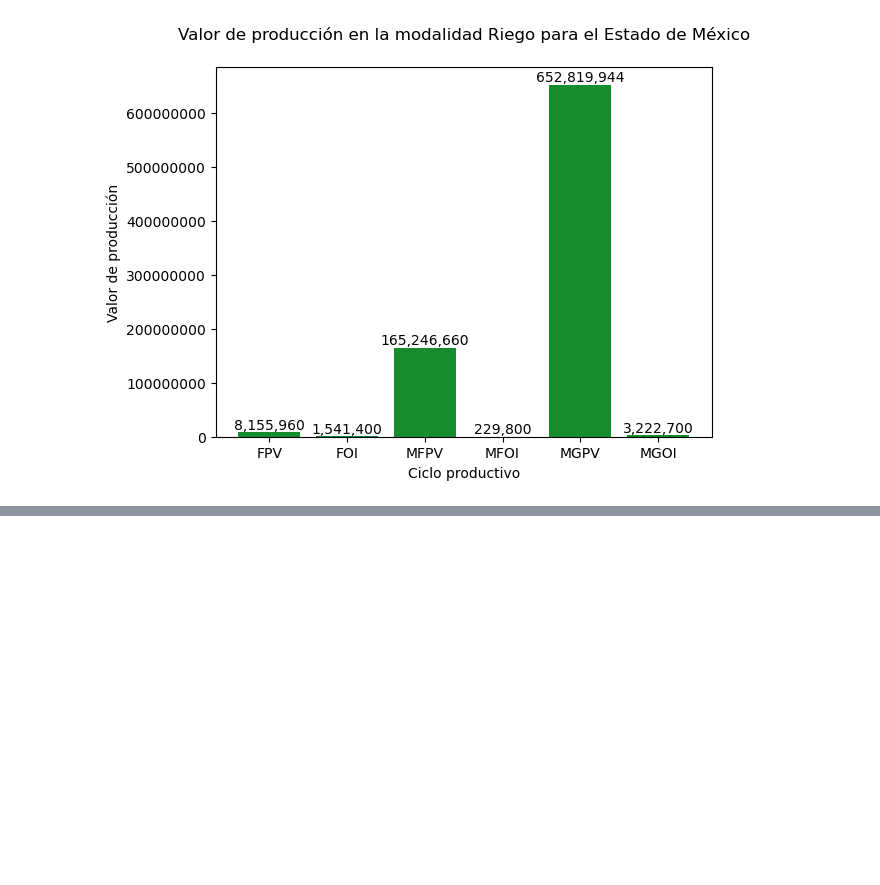
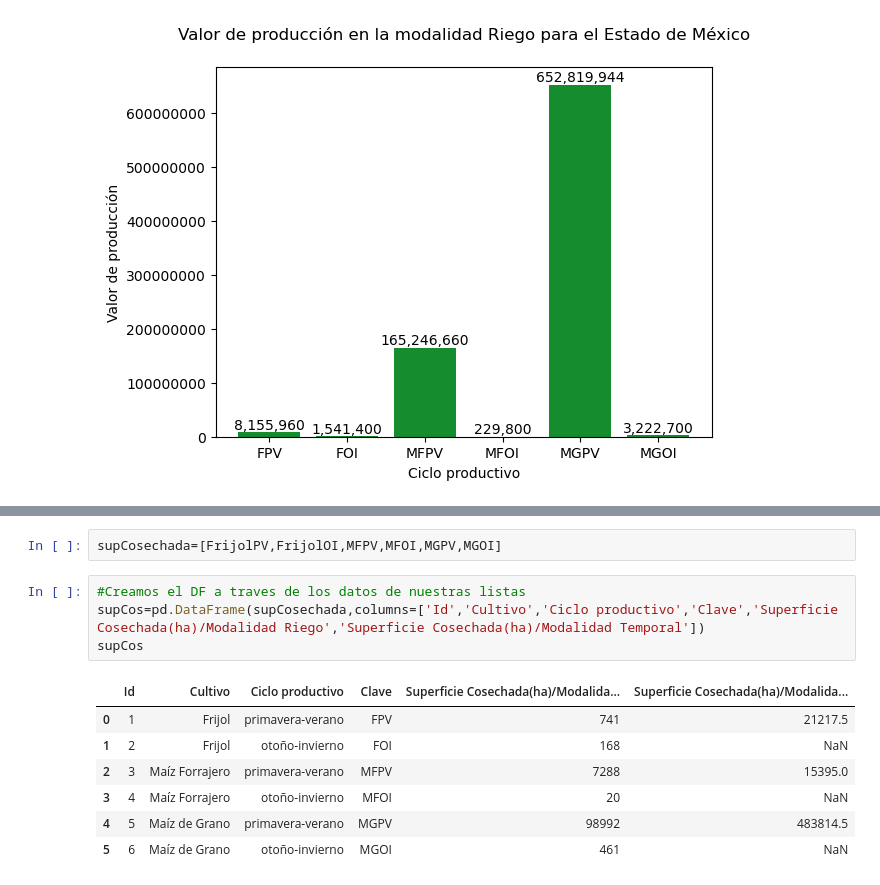
Before and after one commit to JFChavezC001/ReporteResidencia, a Jupyter notebook: resultadosProyect.ipynb, the cells around one changed output, grey strips where cells are left out. Cells and saved outputs as stored; diff of their text form; blank space fills up the shorter version.

```diff
--- a/resultadosProyect.ipynb
+++ b/resultadosProyect.ipynb
@@ -110,0 +121,14 @@ plt.show
+# %%
+supCosechada=[FrijolPV,FrijolOI,MFPV,MFOI,MGPV,MGOI]
+# %%
+#Creamos el DF a traves de los datos de nuestras listas
+supCos=pd.DataFrame(supCosechada,columns=['Id','Cultivo','Ciclo productivo','Clave','Superficie Cosechada(ha)/Modalidad Riego','Superficie Cosechada(ha)/Modalidad Temporal'])
+supCos
+# %% [output]
+|  | Id | Cultivo | Ciclo productivo | Clave | Superficie Cosechada(ha)/Modalida... | Superficie Cosechada(ha)/Modalida... |
+| 0 | 1 | Frijol | primavera-verano | FPV | 741 | 21217.5 |
+| 1 | 2 | Frijol | otoño-invierno | FOI | 168 | NaN |
+| 2 | 3 | Maíz Forrajero | primavera-verano | MFPV | 7288 | 15395.0 |
+| 3 | 4 | Maíz Forrajero | otoño-invierno | MFOI | 20 | NaN |
+| 4 | 5 | Maíz de Grano | primavera-verano | MGPV | 98992 | 483814.5 |
+| 5 | 6 | Maíz de Grano | otoño-invierno | MGOI | 461 | NaN |
```
Also changed, not shown: parts of 7 cells of this notebook.
